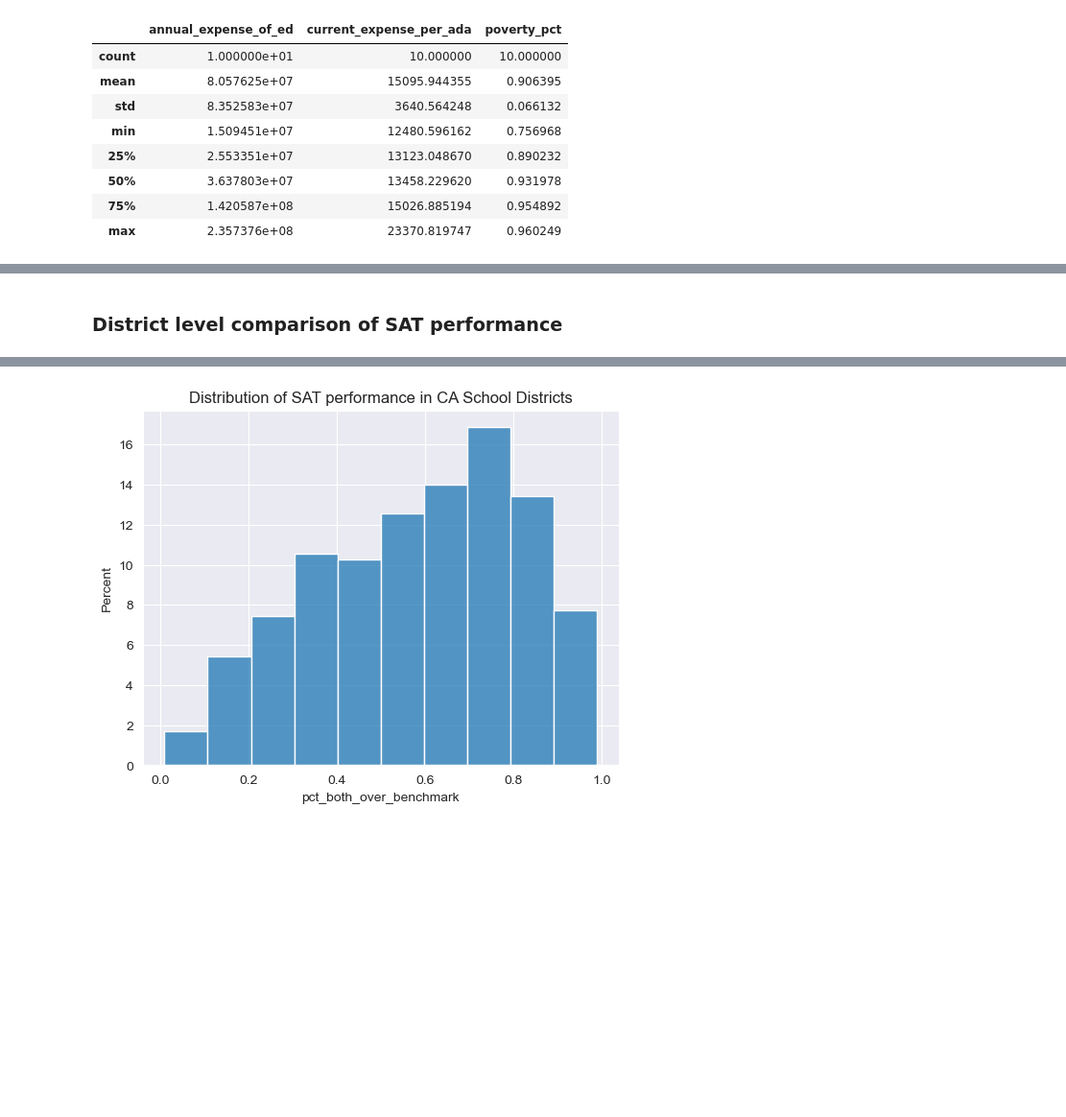
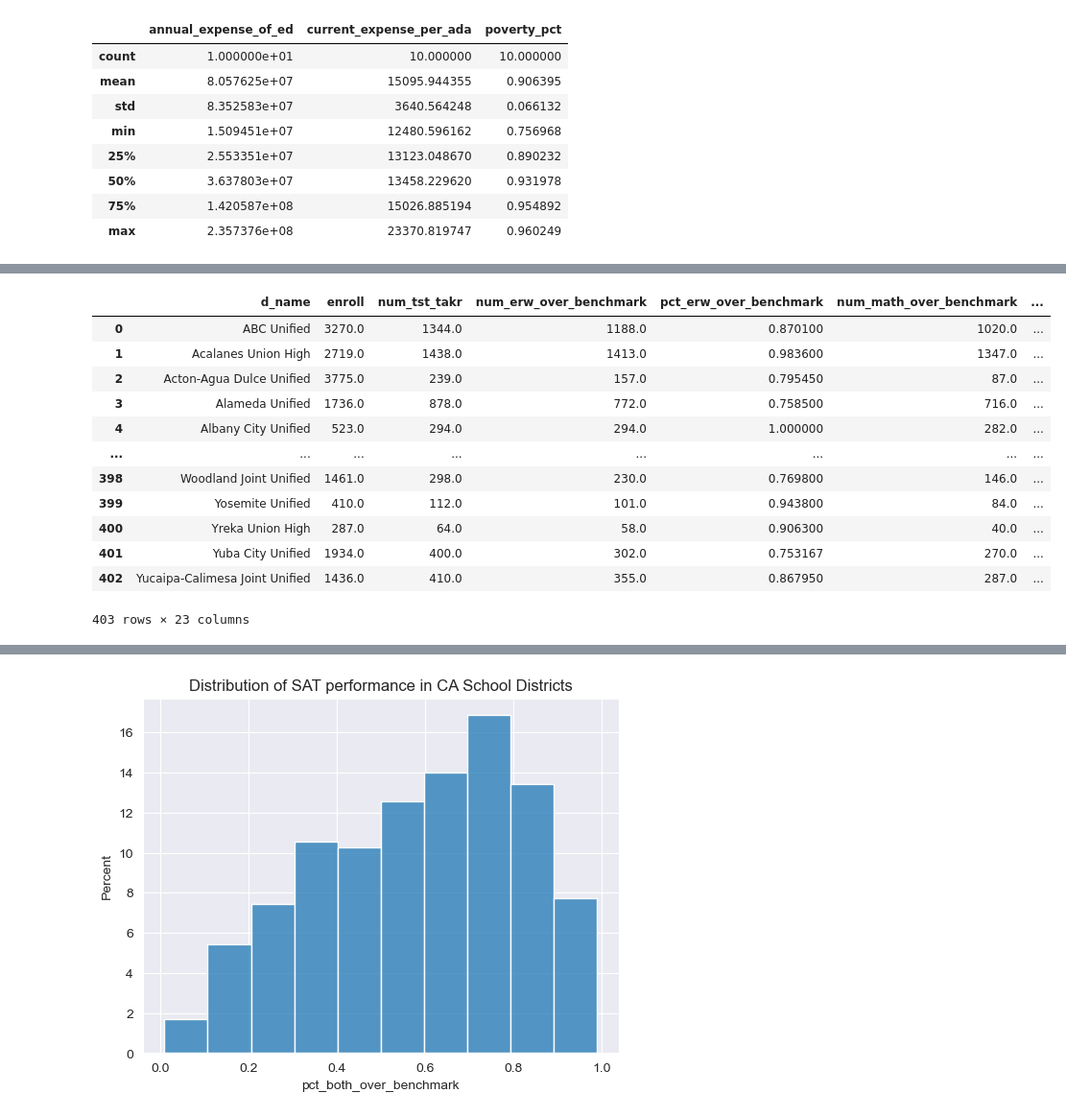
Before and after one commit to AlexSpradling/california_sat_analysis, a Jupyter notebook: code/starter-code Alex.ipynb, the cells around one changed output, grey strips where cells are left out. Shown at 96% size. Drawn from its saved outputs; the diff is of its cells as text; code cells hidden in the pictures; blank space fills up the shorter version.

```diff
--- a/code/starter-code Alex.ipynb
+++ b/code/starter-code Alex.ipynb
@@ -590,5 +592,19 @@ Here are some prompts to get you started with visualizations. Feel free to add a
         - Colors and symbols that are clear and unmistakable
 5. Additional plots of your choosing.
     - Are there any additional trends or relationships you haven't explored? Was there something interesting you saw that you'd like to dive further into? It's likely that there are a few more plots you might want to generate to support your narrative and recommendations that you are building toward. **As always, make sure you're interpreting your plots as you go**.
-# %% [markdown]
-### District level comparison of SAT performance
+# %%
+final_merged_df
+# %% [output]
+|  | d_name | enroll | num_tst_takr | num_erw_over_benchmark | pct_erw_over_benchmark | num_math_over_benchmark | ... |
+| 0 | ABC Unified | 3270.0 | 1344.0 | 1188.0 | 0.870100 | 1020.0 | ... |
+| 1 | Acalanes Union High | 2719.0 | 1438.0 | 1413.0 | 0.983600 | 1347.0 | ... |
+| 2 | Acton-Agua Dulce Unified | 3775.0 | 239.0 | 157.0 | 0.795450 | 87.0 | ... |
+| 3 | Alameda Unified | 1736.0 | 878.0 | 772.0 | 0.758500 | 716.0 | ... |
+| 4 | Albany City Unified | 523.0 | 294.0 | 294.0 | 1.000000 | 282.0 | ... |
+| ... | ... | ... | ... | ... | ... | ... | ... |
+| 398 | Woodland Joint Unified | 1461.0 | 298.0 | 230.0 | 0.769800 | 146.0 | ... |
+| 399 | Yosemite Unified | 410.0 | 112.0 | 101.0 | 0.943800 | 84.0 | ... |
+| 400 | Yreka Union High | 287.0 | 64.0 | 58.0 | 0.906300 | 40.0 | ... |
+| 401 | Yuba City Unified | 1934.0 | 400.0 | 302.0 | 0.753167 | 270.0 | ... |
+| 402 | Yucaipa-Calimesa Joint Unified | 1436.0 | 410.0 | 355.0 | 0.867950 | 287.0 | ... |
+403 rows × 23 columns
```
Also changed, not shown: parts of 7 cells of this notebook.
